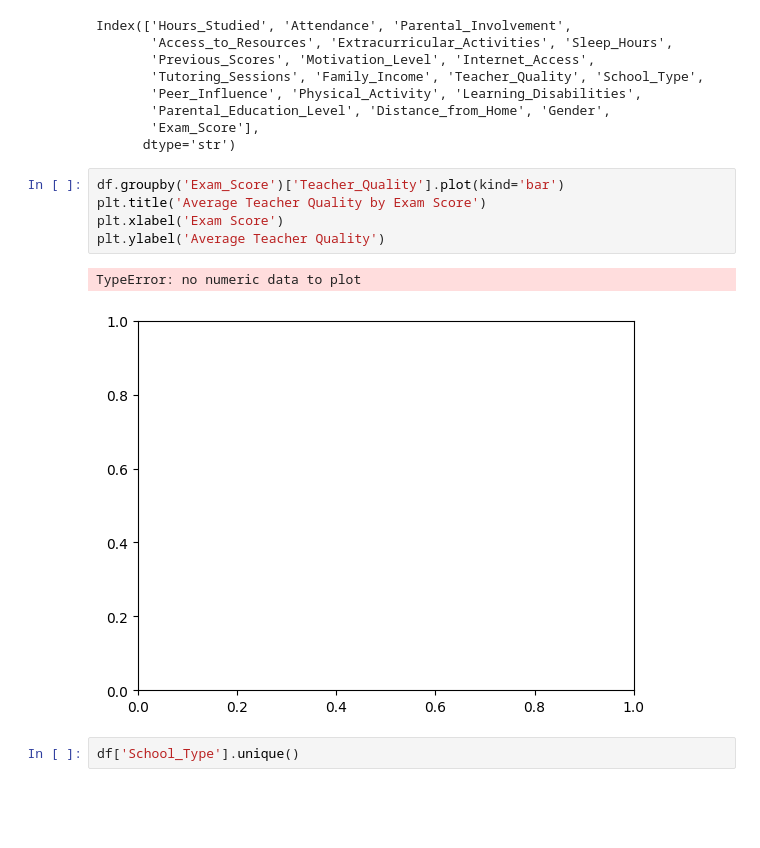
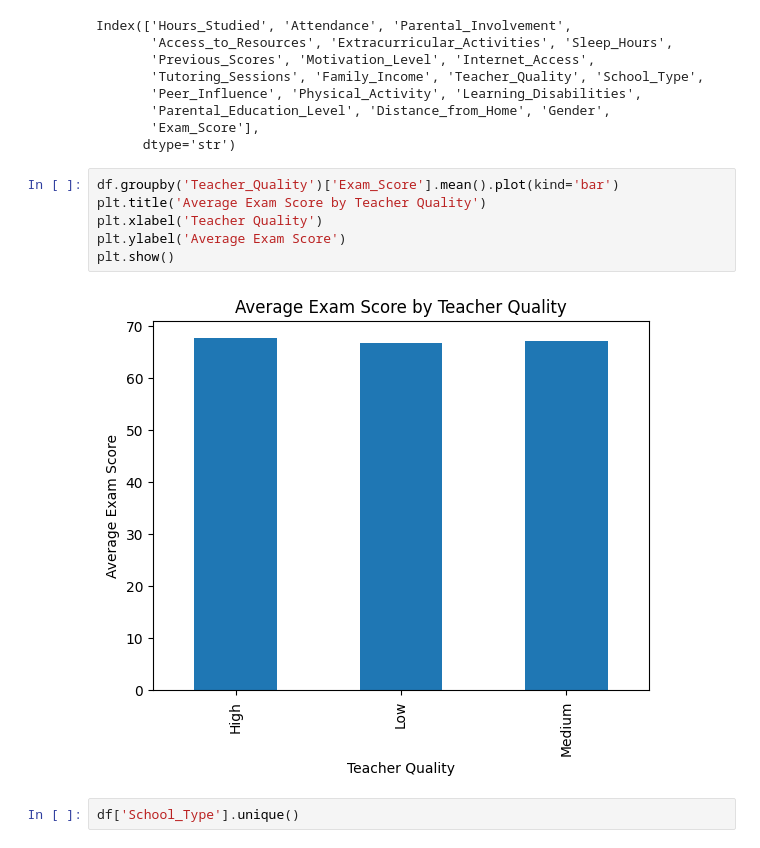
Before and after one commit to laxmansharma1811/Feature_Extraction_Project, a Jupyter notebook: student_performance.ipynb, the cells around one changed output. Cells and saved outputs as stored; diff of their text form; blank space fills up the shorter version.

```diff
--- a/student_performance.ipynb
+++ b/student_performance.ipynb
@@ -155,13 +155,13 @@ Index(['Hours_Studied', 'Attendance', 'Parental_Involvement',
        'Exam_Score'],
       dtype='str')
 # %%
-df.groupby('Exam_Score')['Teacher_Quality'].plot(kind='bar')
-plt.title('Average Teacher Quality by Exam Score')
-plt.xlabel('Exam Score')
-plt.ylabel('Average Teacher Quality')
+df.groupby('Teacher_Quality')['Exam_Score'].mean().plot(kind='bar')
+plt.title('Average Exam Score by Teacher Quality')
+plt.xlabel('Teacher Quality')
+plt.ylabel('Average Exam Score')
+plt.show()
 # %% [output]
-TypeError: no numeric data to plot
-[figure, old version]
+[figure, new version]
 # %%
 df['School_Type'].unique()
 # %% [output]
```
